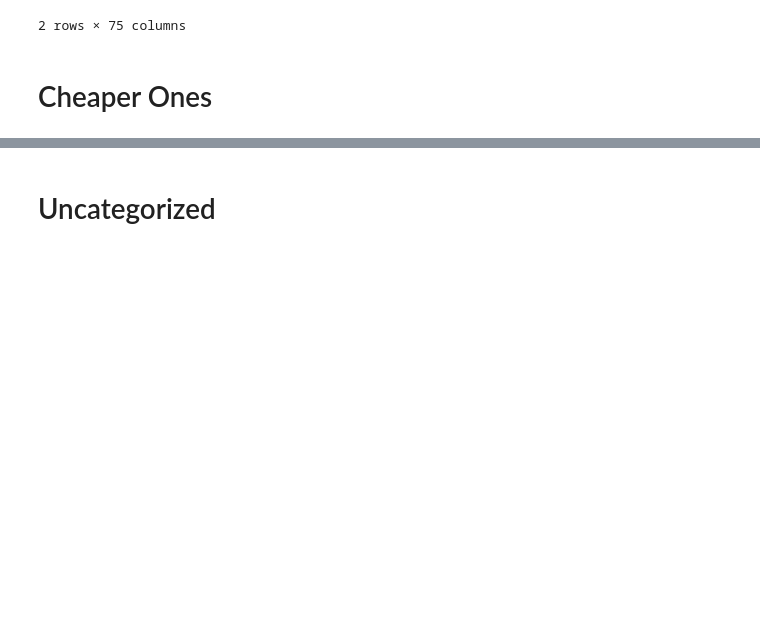
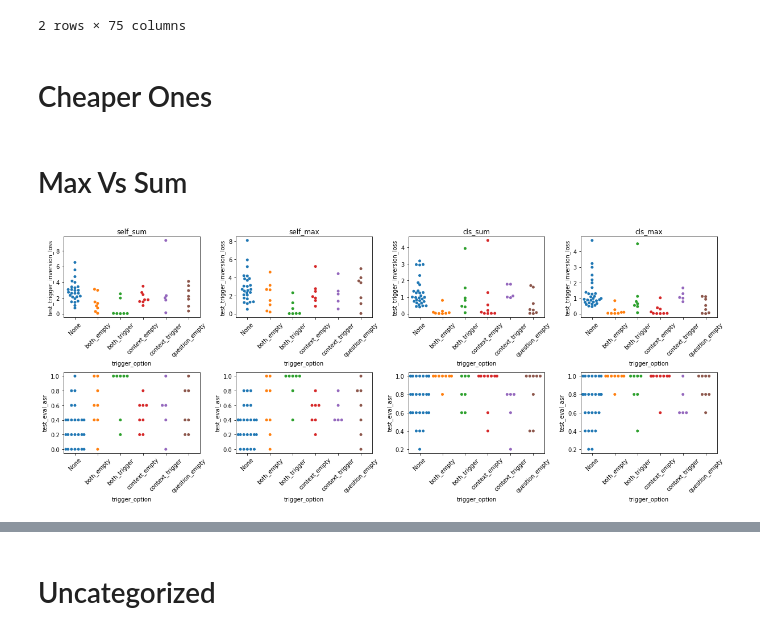
Before and after one commit to utrerf/TrojAI, a Jupyter notebook: NLP/round8/results/viz_results.ipynb, the cells around one changed output, grey strips where cells are left out. Drawn from its saved outputs; the diff is of its cells as text; code cells hidden in the pictures; blank space fills up the shorter version.

```diff
--- a/NLP/round8/results/viz_results.ipynb
+++ b/NLP/round8/results/viz_results.ipynb
@@ -32,6 +32,25 @@ def get_df(base_path, add_var_name='lambda', add_var_val=1):
     df = df.sort_values('trigger_option')
     return df
 
+def new_get_df(base_path, add_var_name='lambda', add_var_val=1):
+    df_list = []
+    model_id_list = []
+    for f in [p for p in os.listdir(base_path) if '.csv' in p]:
+        temp_df = pd.read_csv(join(base_path, f)).T
+        new_header = temp_df.iloc[0]
+        temp_df = temp_df[1:]
+        temp_df.columns = new_header
+        temp_df['model_name'] = 'id-'+str(100000000 + int(f.split('.')[0]))[1:]
+        df_list.append(temp_df)
+    results_df = pd.concat(df_list)
+    results_df = results_df.reset_index(drop=True)
+    results_df[add_var_name] = add_var_val
+
+    # merge results with metadata
+    df = results_df.merge(metadata, how='left', on='model_name')
+    df = df.sort_values('trigger_option')
+    return df
+
 # get metadata
 metadata = pd.read_csv(join(TRAINING_FILEPATH, 'METADATA.csv'))
 # %% [markdown]
@@ -1015,3 +1034,37 @@ for ax in axs:
     _ = ax.set_xticklabels(ax.get_xticklabels(), rotation=30)
 plt.tight_layout()
 plt.savefig('round8_oct14_low_temperature.pdf', dpi=2000)
+# %% [markdown]
+# Max Vs Sum
+# %%
+df_list = []
+from itertools import product
+
+var_list = list(product(['self', 'cls'], ['sum', 'max']))
+fig, axs = plt.subplots(2, len(var_list), figsize=(17,7))
+
+for i, var_of_interest in enumerate(var_list):
+    beh, agg = var_of_interest
+    temp_df = new_get_df(f'nov3_lam_2.0_trinv_discrete_ncand_1_trlen_5_nrand_10_nbeam_2_mordt_True_insrt_both_behvr_{beh}_temp_1.0_niter_20_initf_embed_ch_agg_{agg}')
+    temp_df['test_trigger_inversion_loss'] = temp_df['test_trigger_inversion_loss'].astype(float)
+    temp_df['var'] = f'{beh}_{agg}'
+    trigger_options = list(temp_df['trigger_option'].unique())
+    trigger_options.sort()
+    sns.swarmplot(data=temp_df, x='trigger_option', y='test_trigger_inversion_loss', ax=axs[0, i], order=trigger_options)
+    axs[0, i].set_title(f'{beh}_{agg}')
+    for tick in axs[0, i].get_xticklabels():
+        tick.set_rotation(45)
+
+    temp_df['test_eval_asr'] = temp_df['test_eval_asr'].astype(float)
+    sns.swarmplot(data=temp_df, x='trigger_option', y='test_eval_asr', ax=axs[1, i], order=trigger_options)
+    axs[0, i].set_title(f'{beh}_{agg}')
+    for tick in axs[1, i].get_xticklabels():
+        tick.set_rotation(45)
+
+    df_list.append(temp_df)
+df = pd.concat(df_list)
+df.test_trigger_inversion_loss = df.test_trigger_inversion_loss.astype(float)
+
+plt.tight_layout()
+# %% [output]
+[figure, added]
```
Also changed, not shown: parts of 31 cells of this notebook, 2 other files.
